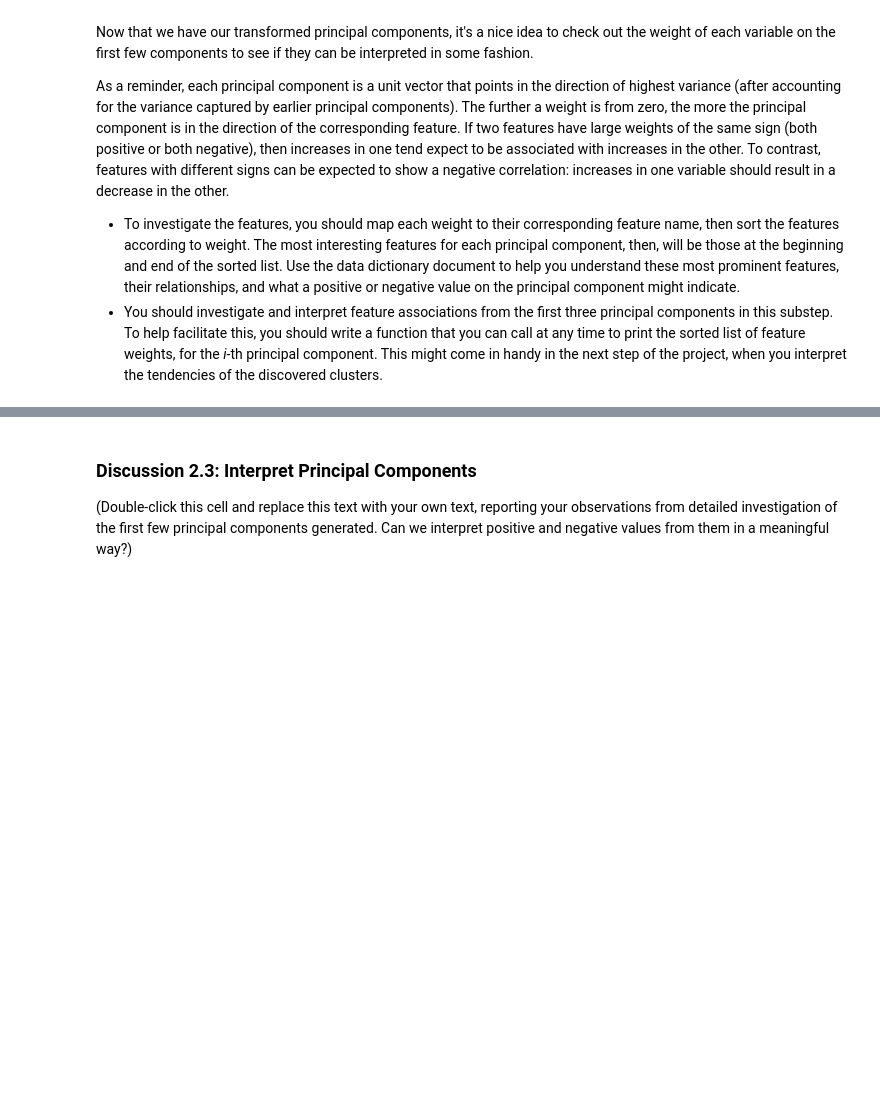
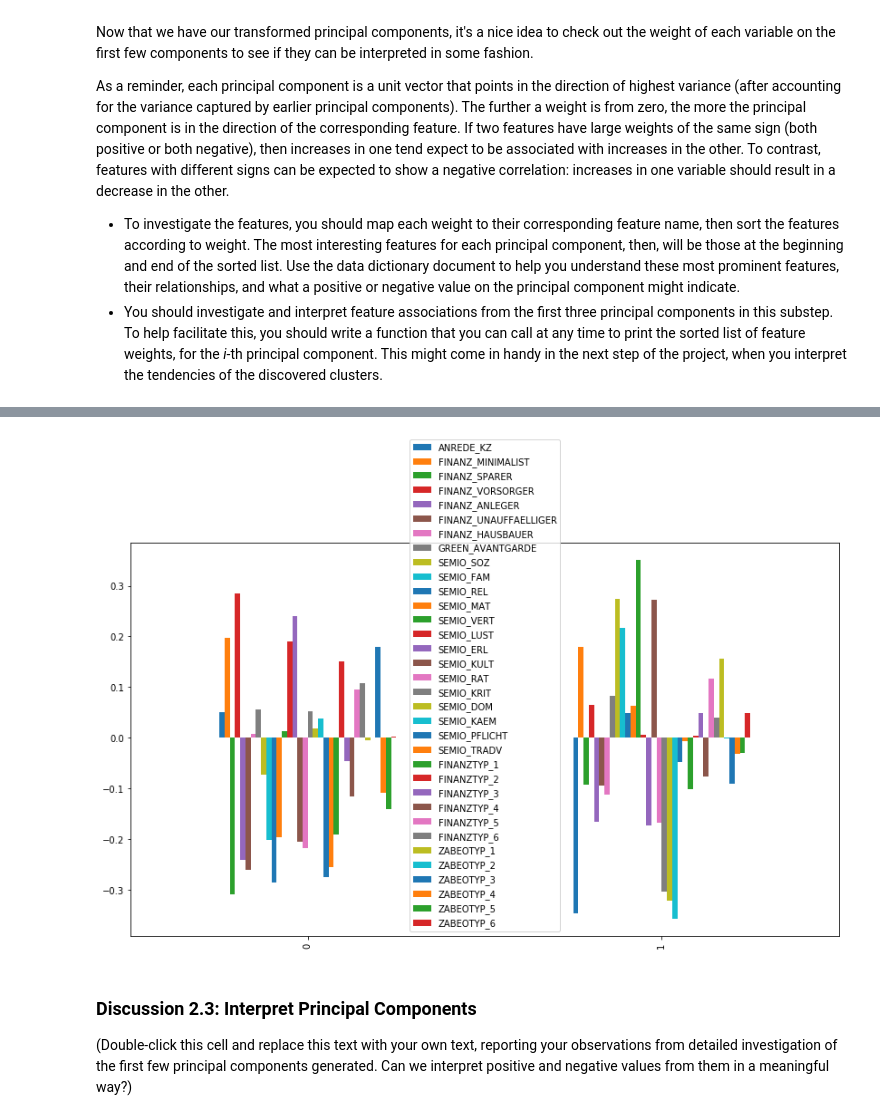
Before and after one commit to buncem/identify-customer-segments, a Jupyter notebook: Identify_Customer_Segments.ipynb, the cells around one changed output, grey strips where cells are left out. Saved outputs shown, nothing was run; the diff lists cells and outputs as text; code cells hidden in the pictures; blank space fills up the shorter version.

```diff
--- a/Identify_Customer_Segments.ipynb
+++ b/Identify_Customer_Segments.ipynb
@@ -745,0 +799,3 @@ As a reminder, each principal component is a unit vector that points in the dire
+# %%
+components = pd.DataFrame(np.round(pca.components_, 4), columns = df_cleaner.keys())
+components
@@ -746,3 +807,8 @@ As a reminder, each principal component is a unit vector that points in the dire
+# %%
+fig, ax = plt.subplots(figsize = (14,8))
+components.plot(ax = ax, kind='bar');
+# %% [output]
+[figure, added]
 # %%
 # Map weights for the first principal component to corresponding feature names
 # and then print the linked values, sorted by weight.
```
Also changed, not shown: parts of 33 cells of this notebook.
